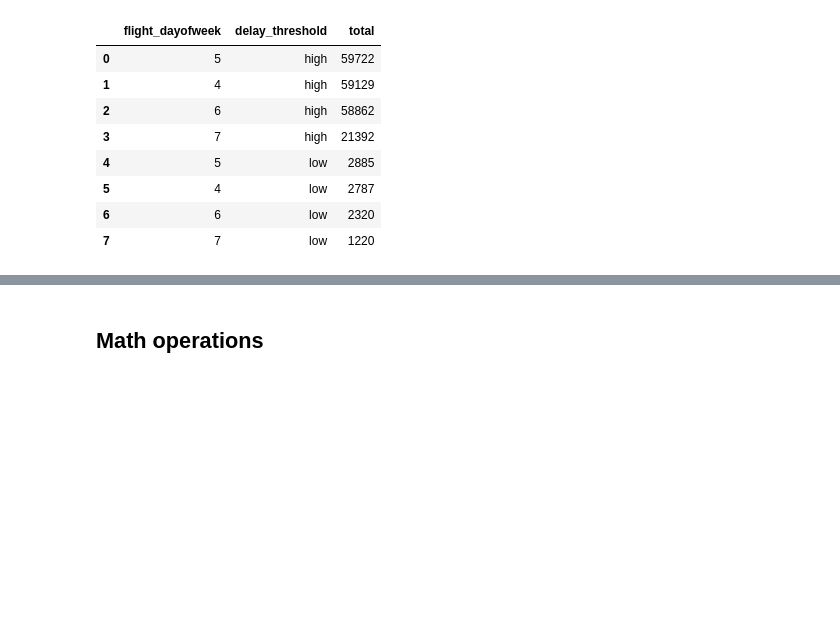
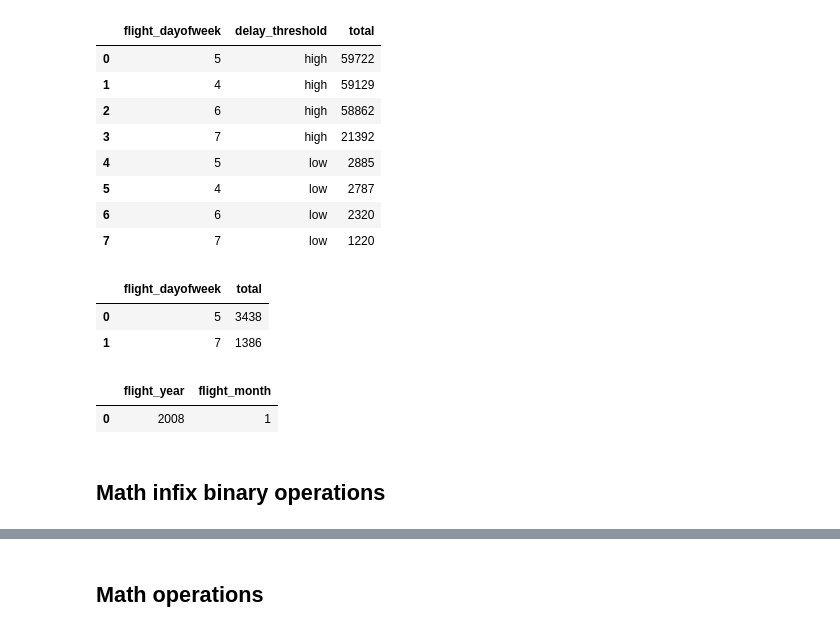
Before and after one commit to Quansight/omnisci, a Jupyter notebook: notebooks/IbisMapD.ipynb, the cells around one changed output, grey strips where cells are left out. Drawn from its saved outputs; the diff is of its cells as text; code cells hidden in the pictures; blank space fills up the shorter version.

```diff
--- a/notebooks/IbisMapD.ipynb
+++ b/notebooks/IbisMapD.ipynb
@@ -149 +126,13 @@ table['int_col', 'bigint_col'].distinct()
+# %%
+bool_clause = t.flight_dayofweek.notin([1, 4, 6])
+t[bool_clause].flight_dayofweek.value_counts('total').execute()
+# %% [output]
+|  | flight_dayofweek | total |
+| 0 | 5 | 3438 |
+| 1 | 7 | 1386 |
+# %%
+t['flight_year', 'flight_month'].distinct().execute()
+# %% [output]
+|  | flight_year | flight_month |
+| 0 | 2008 | 1 |
 # %%
@@ -153,0 +150,2 @@ def test_op(name, expr):
+# %% [markdown]
+## Math infix binary operations
```
Also changed, not shown: parts of 18 cells of this notebook.
